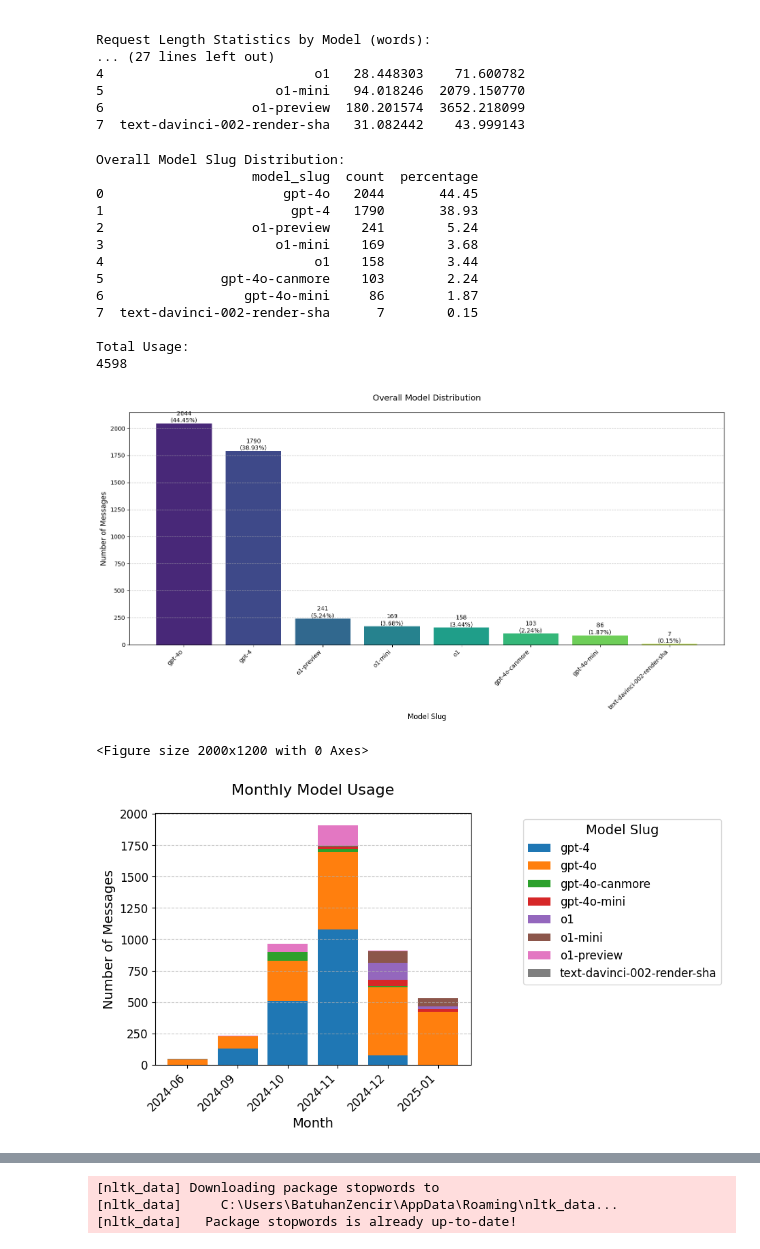
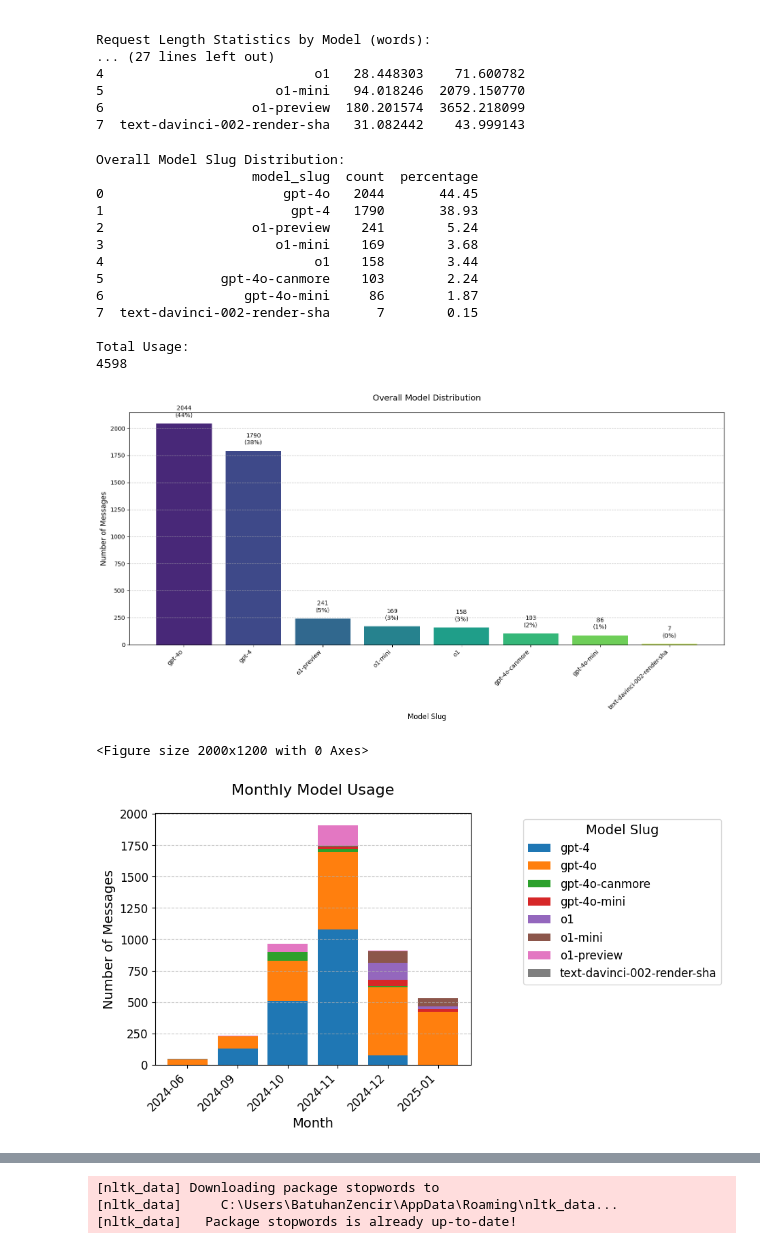
Before and after one commit to bthnzncr/dsa-210-project, a Jupyter notebook: generative-ai_usage_analysis.ipynb, the cells around one changed output, grey strips where cells are left out. Drawn from its saved outputs; the diff is of its cells as text; code cells hidden in the pictures.

Commit message:
chart layout

```diff
--- a/generative-ai_usage_analysis.ipynb
+++ b/generative-ai_usage_analysis.ipynb
@@ -516,17 +516,22 @@ bars = plt.bar(
     color=sns.color_palette('viridis', n_colors=len(model_slug_counts))
 )
 
-# Add value labels
+# Add value labels to bars with adjusted positioning
 for bar in bars:
-    height = bar.get_height()
+    height = bar.get_height()  # Get the height of the bar
+    percentage = model_slug_counts.loc[model_slug_counts["count"] == height, "percentage"].values
+    percentage_text = f'{int(percentage[0])}%' if len(percentage) > 0 else 'N/A'
+
+    # Add text above the bar with slight padding
     plt.text(
-        bar.get_x() + bar.get_width()/2.,
-        height,
-        f'{int(height)}\n({model_slug_counts.loc[model_slug_counts["count"] == height, "percentage"].values[0]}%)',
-        ha='center',
-        va='bottom'
+        bar.get_x() + bar.get_width() / 2.,  # Center the text
+        height + 50,  # Adjust height by adding padding (e.g., 50)
+        f'{int(height)}\n({percentage_text})',  # Display count and percentage
+        ha='center',  # Align horizontally to center
+        va='bottom',  # Align vertically at the bottom of the text
     )
 
+# Configure plot labels and styling
 plt.title('Overall Model Distribution', fontsize=14, pad=20)
 plt.xlabel('Model Slug', fontsize=12)
 plt.ylabel('Number of Messages', fontsize=12)
@@ -534,6 +539,7 @@ plt.xticks(rotation=45, ha='right')
 plt.grid(axis='y', linestyle='--', alpha=0.7)
 plt.tight_layout()
 plt.show()
+
 
 # 2. Monthly distribution - Much larger plot with adjusted layout
 plt.figure(figsize=(20, 12))  # Increased figure size
@@ -555,34 +561,34 @@ plt.legend(
     fontsize=12,
     title_fontsize=14
 )
 
 # Enhance grid and labels
 plt.grid(axis='y', linestyle='--', alpha=0.7)
 plt.xticks(rotation=45, ha='right', fontsize=12)
 plt.yticks(fontsize=12)
 
 # Adjust layout to prevent legend cutoff
 plt.subplots_adjust(right=0.85)
 plt.show()
 
 # Print monthly percentages
 print("\nMonthly Usage Percentages:")
 print(monthly_percentages.round(2))
 # %% [output]
 Overall Model Slug Distribution:
                     model_slug  count  percentage
 0                       gpt-4o   2044       44.45
 1                        gpt-4   1790       38.93
 2                   o1-preview    241        5.24
 3                      o1-mini    169        3.68
 4                           o1    158        3.44
 5               gpt-4o-canmore    103        2.24
 6                  gpt-4o-mini     86        1.87
 7  text-davinci-002-render-sha      7        0.15
 
 Total Usage:
 4598
-[figure, old version]
+[figure, new version]
 <Figure size 2000x1200 with 0 Axes>
 [figure]
 Monthly Usage Percentages:
```
Also changed, not shown: 1 other file.
